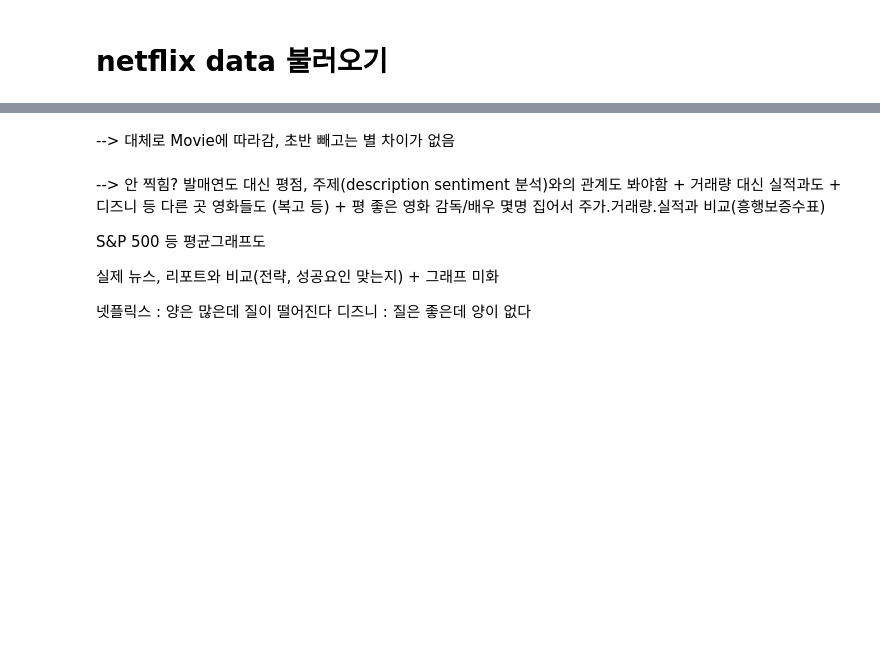
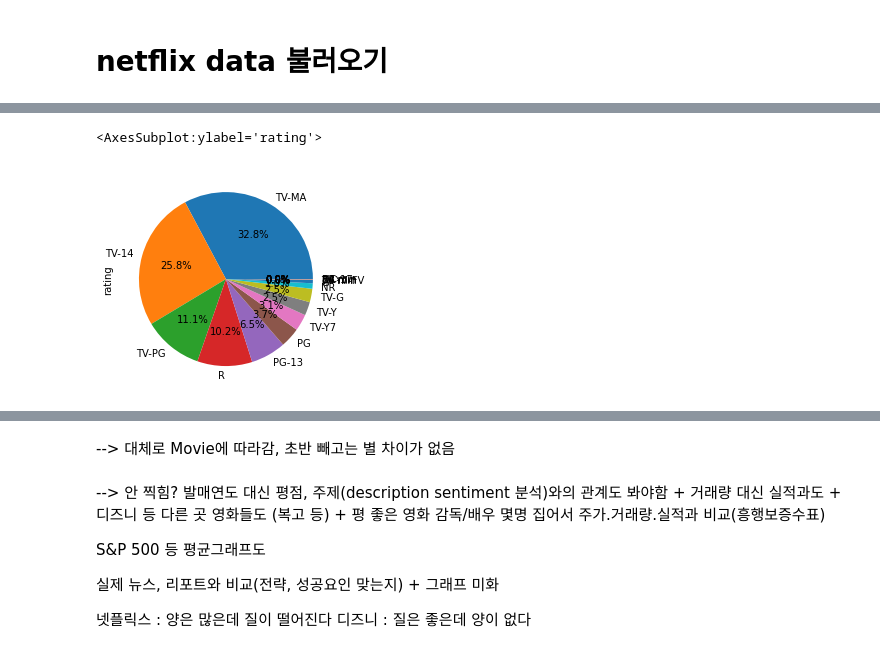
Before and after one commit to netfleeex/netflix_EDA, a Jupyter notebook: NETFLIX.ipynb, the cells around one changed output, grey strips where cells are left out. Drawn from its saved outputs; the diff is of its cells as text; code cells hidden in the pictures; blank space fills up the shorter version.

```diff
--- a/NETFLIX.ipynb
+++ b/NETFLIX.ipynb
@@ -295,0 +82,5 @@ import seaborn as sns
+# %%
+(top_productive_countries['rating'].value_counts(normalize=True)*100).plot(kind='pie',autopct='%.1f%%')
+# %% [output]
+<AxesSubplot:ylabel='rating'>
+[figure, added]
```
Also changed, not shown: parts of 125 cells of this notebook, 2 other files.
